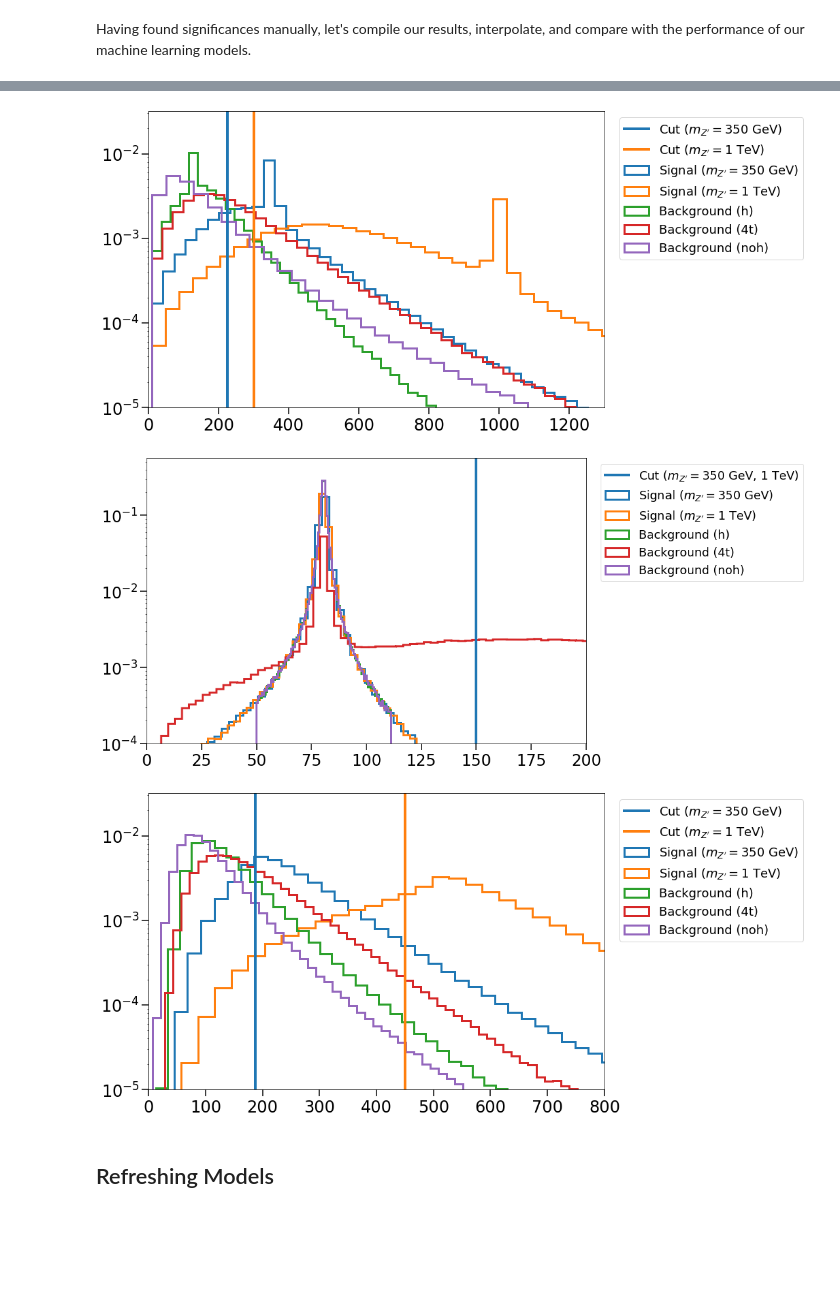
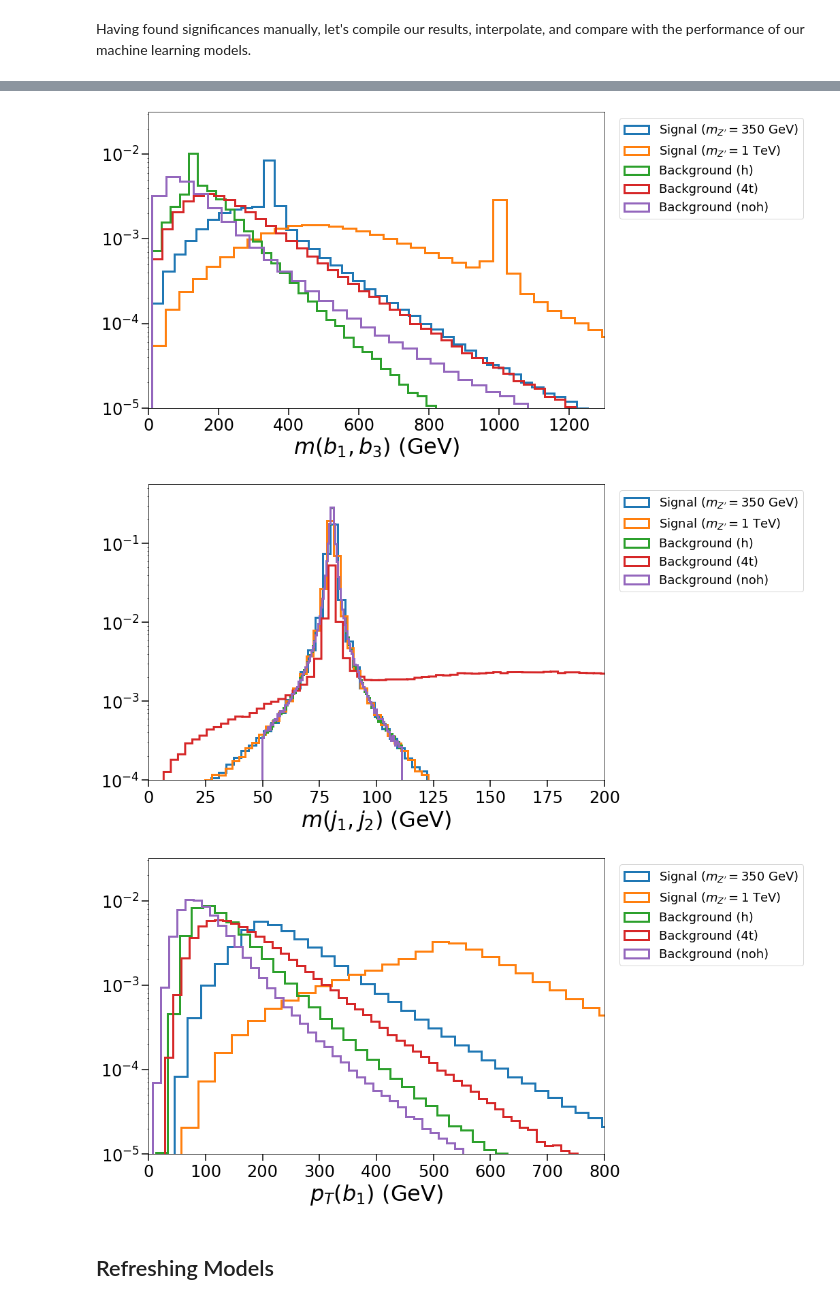
Before and after one commit to sheride/bcml4pheno, a Jupyter notebook: full_example.ipynb, the cells around one changed output, grey strips where cells are left out. Saved outputs shown, nothing was run; the diff lists cells and outputs as text; code cells hidden in the pictures; blank space fills up the shorter version.

```diff
--- a/full_example.ipynb
+++ b/full_example.ipynb
@@ -828,4 +872,7 @@ with plt.rc_context(get_settings()):
     for f, feature in zip(lr_fs, lr_best_features):
         plt.plot(sample_masses, f(sample_masses), label=feature)
     plt.legend()
+    plt.xlabel(r"$m_{Z'}$ (GeV)")
+    plt.xlim(masses[0], masses[-1])
+    plt.savefig('./images/full_example/log_reg_features', dpi=200, bbox_inches='tight')
 # %% [output]
@@ -847,4 +894,7 @@ with plt.rc_context(get_settings()):
     for f, feature in zip(rf_fs, rf_best_features):
         plt.plot(sample_masses, f(sample_masses), label=feature)
     plt.legend()
+    plt.xlabel(r"$m_{Z'}$ (GeV)")
+    plt.xlim(masses[0], masses[-1])
+    plt.savefig('./images/full_example/rand_forest_features', dpi=200, bbox_inches='tight')
 # %% [output]
@@ -867,4 +917,7 @@ with plt.rc_context(get_settings()):
         plt.plot(sample_masses, f(sample_masses), label=feature)
     plt.yscale('log')
     plt.legend()
+    plt.xlabel(r"$m_{Z'}$ (GeV)")
+    plt.xlim(masses[0], masses[-1])
+    plt.savefig('./images/full_example/grad_boost_features', dpi=200, bbox_inches='tight')
 # %% [output]
@@ -1621,12 +1695,19 @@ with plt.rc_context(get_settings()):
 # %%
+include_cuts = False
 with plt.rc_context(get_settings()):
     plt.hist(signal_data[0][:,names.index('M b1 b2')], density=True, bins=100, histtype='step', log=True, linewidth=3, label=r"Signal ($m_{Z'} = 350$ GeV)");
     plt.hist(signal_data[2][:,names.index('M b1 b2')], density=True, bins=100, histtype='step', log=True, linewidth=3, label=r"Signal ($m_{Z'} = 1$ TeV)");
     for bg_data, name in zip(background_data, filename_bgs):
         plt.hist(bg_data[:,names.index('M b1 b2')], density=True, bins=100, histtype='step', log=True, linewidth=3, label=f"Background ({name})");
-    plt.plot([325]*2, [10**-5, 10**3], label=r"Cut ($m_{Z'} = 350$ GeV)", c='tab:blue')
-    plt.plot([975]*2, [10**-5, 10**3], label=r"Cut ($m_{Z'} = 1$ TeV)", c='tab:orange')
+    if include_cuts:
+        plt.plot([325]*2, [10**-5, 10**3], label=r"Cut ($m_{Z'} = 350$ GeV)", c='tab:blue')
+        plt.plot([975]*2, [10**-5, 10**3], label=r"Cut ($m_{Z'} = 1$ TeV)", c='tab:orange')
     plt.xlim(0,1300)
     plt.ylim(10**-5,10**-1.5)
     plt.legend(bbox_to_anchor=(1.02,1), loc="upper left")
+    plt.xlabel(r'$m(b_1, b_2)$ (GeV)')
+    if include_cuts:
+        plt.savefig('./images/full_example/mb1b2_with_cuts', dpi=200, bbox_inches='tight')
+    else:
+        plt.savefig('./images/full_example/mb1b2', dpi=200, bbox_inches='tight')
 # %% [output]
@@ -1634,42 +1715,63 @@ with plt.rc_context(get_settings()):
 # %%
+include_cuts = False
 with plt.rc_context(get_settings()):
     plt.hist(signal_data[0][:,names.index('M b1 b3')], density=True, bins=100, histtype='step', log=True, linewidth=3, label=r"Signal ($m_{Z'} = 350$ GeV)");
     plt.hist(signal_data[2][:,names.index('M b1 b3')], density=True, bins=100, histtype='step', log=True, linewidth=3, label=r"Signal ($m_{Z'} = 1$ TeV)");
     for bg_data, name in zip(background_data, filename_bgs):
         plt.hist(bg_data[:,names.index('M b1 b3')], density=True, bins=100, histtype='step', log=True, linewidth=3, label=f"Background ({name})");
-    plt.plot([225]*2, [10**-5, 10**3], label=r"Cut ($m_{Z'} = 350$ GeV)", c='tab:blue')
-    plt.plot([300]*2, [10**-5, 10**3], label=r"Cut ($m_{Z'} = 1$ TeV)", c='tab:orange')
+    if include_cuts:
+        plt.plot([225]*2, [10**-5, 10**3], label=r"Cut ($m_{Z'} = 350$ GeV)", c='tab:blue')
+        plt.plot([300]*2, [10**-5, 10**3], label=r"Cut ($m_{Z'} = 1$ TeV)", c='tab:orange')
     plt.xlim(0,1300)
     plt.ylim(10**-5,10**-1.5)
     plt.legend(bbox_to_anchor=(1.02,1), loc="upper left")
+    plt.xlabel(r'$m(b_1, b_3)$ (GeV)')
+    if include_cuts:
+        plt.savefig('./images/full_example/mb1b3_with_cuts', dpi=200, bbox_inches='tight')
+    else:
+        plt.savefig('./images/full_example/mb1b3', dpi=200, bbox_inches='tight')
 # %% [output]
-[figure, old version]
+[figure, new version]
 # %%
+include_cuts = False
 with plt.rc_context(get_settings()):
     plt.hist(signal_data[0][:,names.index('M j1 j2')], density=True, bins=100, histtype='step', log=True, linewidth=3, label=r"Signal ($m_{Z'} = 350$ GeV)");
     plt.hist(signal_data[2][:,names.index('M j1 j2')], density=True, bins=100, histtype='step', log=True, linewidth=3, label=r"Signal ($m_{Z'} = 1$ TeV)");
     for bg_data, name in zip(background_data, filename_bgs):
         bins = 100 if name is not '4t' else 1000
         plt.hist(bg_data[:,names.index('M j1 j2')], density=True, bins=bins, histtype='step', log=True, linewidth=3, label=f"Background ({name})");
-    plt.plot([150]*2, [10**-5, 10**3], label=r"Cut ($m_{Z'} = 350$ GeV, $1$ TeV)", c='tab:blue')
+    if include_cuts:
+        plt.plot([150]*2, [10**-5, 10**3], label=r"Cut ($m_{Z'} = 350$ GeV, $1$ TeV)", c='tab:blue')
     plt.xlim(0,200)
     plt.ylim(10**-4,10**-0.25)
     plt.legend(bbox_to_anchor=(1.02,1), loc="upper left")
+    plt.xlabel(r'$m(j_1, j_2)$ (GeV)')
+    if include_cuts:
+        plt.savefig('./images/full_example/mj1j2_with_cuts', dpi=200, bbox_inches='tight')
+    else:
+        plt.savefig('./images/full_example/mj1j2', dpi=200, bbox_inches='tight')
 # %% [output]
-[figure, old version]
+[figure, new version]
 # %%
+include_cuts = False
 with plt.rc_context(get_settings()):
     plt.hist(signal_data[0][:,names.index('pT b1')], density=True, bins=100, histtype='step', log=True, linewidth=3, label=r"Signal ($m_{Z'} = 350$ GeV)");
     plt.hist(signal_data[2][:,names.index('pT b1')], density=True, bins=100, histtype='step', log=True, linewidth=3, label=r"Signal ($m_{Z'} = 1$ TeV)");
     for bg_data, name in zip(background_data, filename_bgs):
         plt.hist(bg_data[:,names.index('pT b1')], density=True, bins=100, histtype='step', log=True, linewidth=3, label=f"Background ({name})");
-    plt.plot([187]*2, [10**-5, 10**3], label=r"Cut ($m_{Z'} = 350$ GeV)", c='tab:blue')
-    plt.plot([450]*2, [10**-5, 10**3], label=r"Cut ($m_{Z'} = 1$ TeV)", c='tab:orange')
+    if include_cuts:
+        plt.plot([187]*2, [10**-5, 10**3], label=r"Cut ($m_{Z'} = 350$ GeV)", c='tab:blue')
+        plt.plot([450]*2, [10**-5, 10**3], label=r"Cut ($m_{Z'} = 1$ TeV)", c='tab:orange')
     plt.xlim(0,800)
     plt.ylim(10**-5,10**-1.5)
     plt.legend(bbox_to_anchor=(1.02,1), loc="upper left")
+    plt.xlabel(r'$p_T(b_1)$ (GeV)')
+    if include_cuts:
+        plt.savefig('./images/full_example/ptb1_with_cuts', dpi=200, bbox_inches='tight')
+    else:
+        plt.savefig('./images/full_example/ptb1', dpi=200, bbox_inches='tight')
 # %% [output]
-[figure, old version]
+[figure, new version]
 # %% [markdown]
 ## Refreshing Models
 # %%
```
Also changed, not shown: parts of 32 cells of this notebook, 37 other files.
